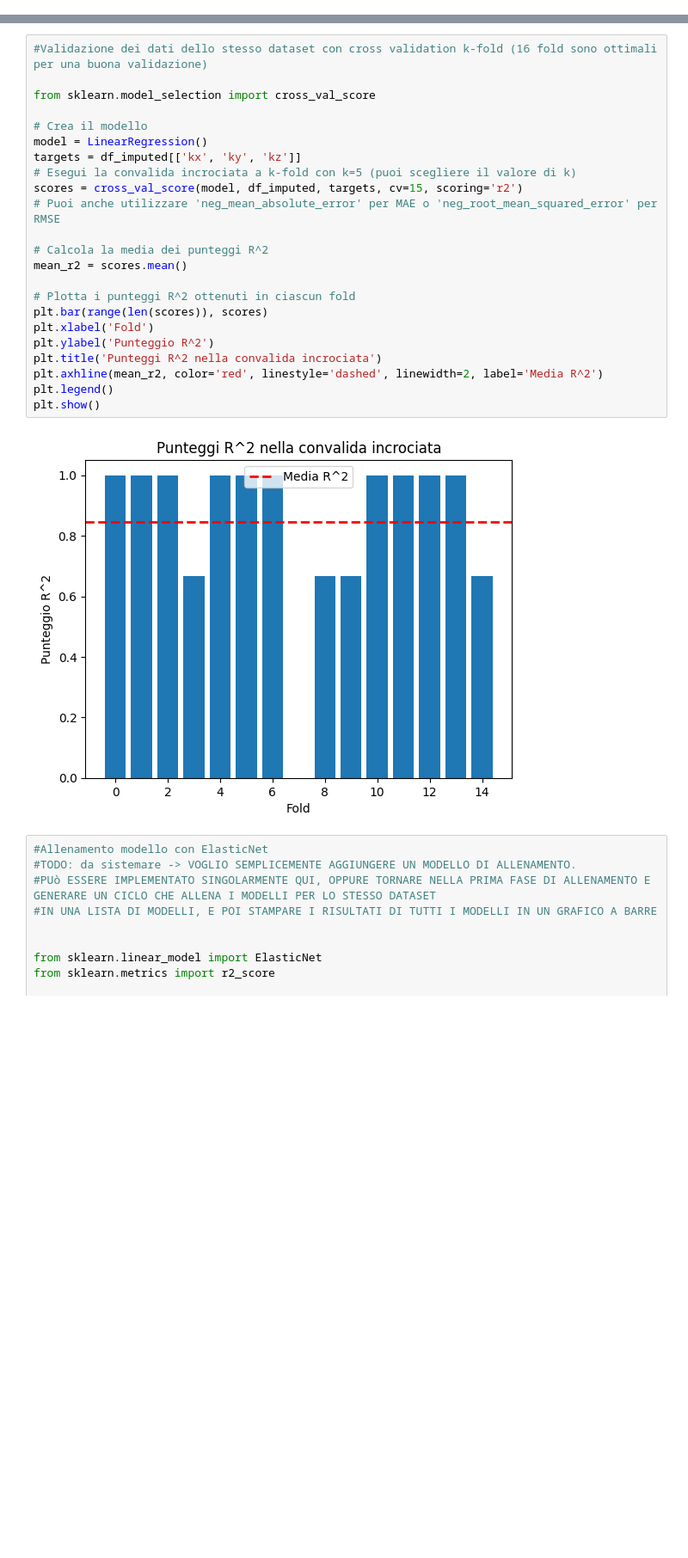
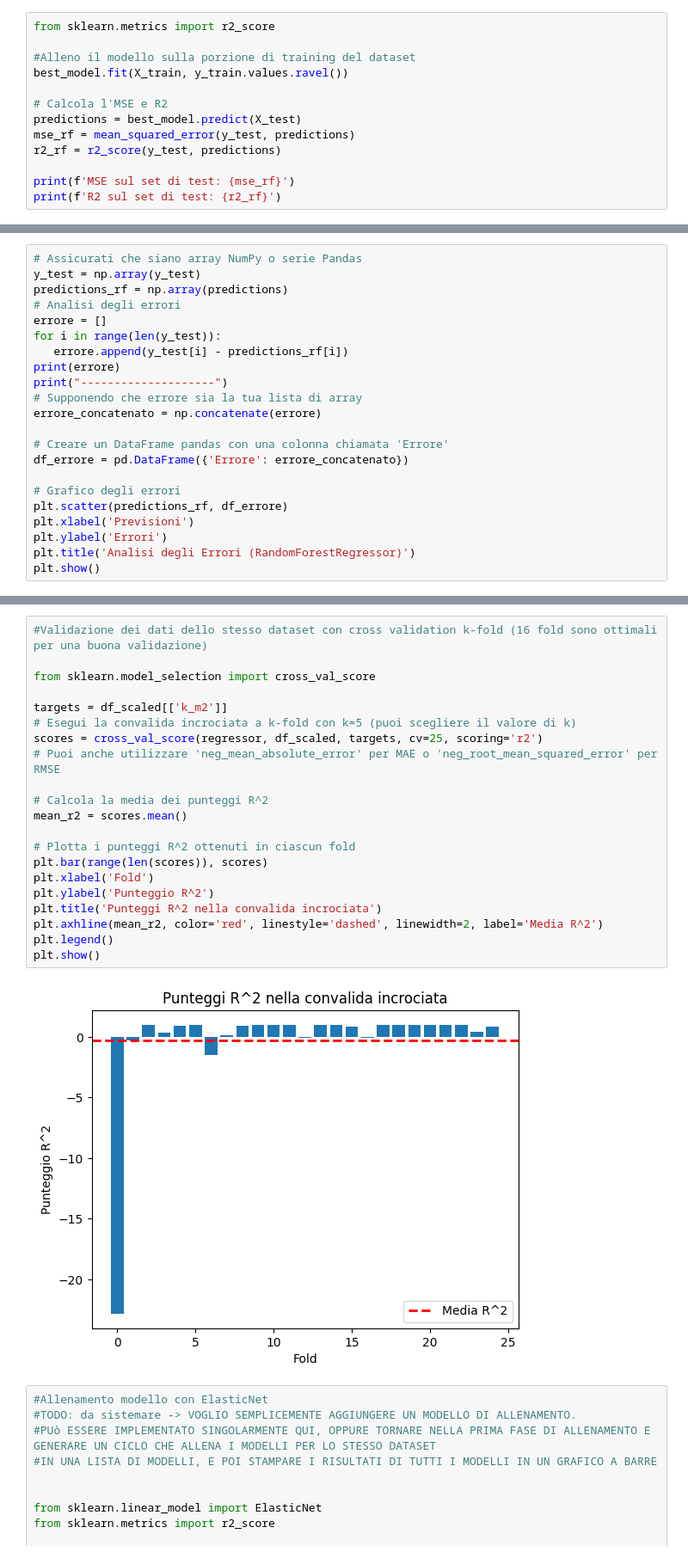
Before and after one commit to LorisMinetti/Permeability_Eval_AI, a Jupyter notebook: Notebook.ipynb, the cells around one changed output, grey strips where cells are left out. Shown: that part at 86% size. Cells and saved outputs as stored; diff of their text form; blank space fills up the shorter version.

Commit message:
Errori de-Standardizzati/ Prove di LOOCV - not working

```diff
--- a/Notebook.ipynb
+++ b/Notebook.ipynb
@@ -286,0 +304,13 @@ plt.show()
+# %%
+from sklearn.metrics import r2_score
+
+#Alleno il modello sulla porzione di training del dataset
+best_model.fit(X_train, y_train.values.ravel())
+
+# Calcola l'MSE e R2
+predictions = best_model.predict(X_test)
+mse_rf = mean_squared_error(y_test, predictions)
+r2_rf = r2_score(y_test, predictions)
+
+print(f'MSE sul set di test: {mse_rf}')
+print(f'R2 sul set di test: {r2_rf}')
@@ -286,0 +320,22 @@ plt.show()
+# %%
+# Assicurati che siano array NumPy o serie Pandas
+y_test = np.array(y_test)
+predictions_rf = np.array(predictions)
+# Analisi degli errori
+errore = []
+for i in range(len(y_test)):
+   errore.append(y_test[i] - predictions_rf[i])
+print(errore)
+print("--------------------")
+# Supponendo che errore sia la tua lista di array
+errore_concatenato = np.concatenate(errore)
+
+# Creare un DataFrame pandas con una colonna chiamata 'Errore'
+df_errore = pd.DataFrame({'Errore': errore_concatenato})
+
+# Grafico degli errori
+plt.scatter(predictions_rf, df_errore)
+plt.xlabel('Previsioni')
+plt.ylabel('Errori')
+plt.title('Analisi degli Errori (RandomForestRegressor)')
+plt.show()
@@ -287,28 +697,26 @@ plt.show()
 # %%
 #Validazione dei dati dello stesso dataset con cross validation k-fold (16 fold sono ottimali per una buona validazione)
 
 from sklearn.model_selection import cross_val_score
 
-# Crea il modello
-model = LinearRegression()
-targets = df_imputed[['kx', 'ky', 'kz']]
+targets = df_scaled[['k_m2']]
 # Esegui la convalida incrociata a k-fold con k=5 (puoi scegliere il valore di k)
-scores = cross_val_score(model, df_imputed, targets, cv=15, scoring='r2')
+scores = cross_val_score(regressor, df_scaled, targets, cv=25, scoring='r2')
 # Puoi anche utilizzare 'neg_mean_absolute_error' per MAE o 'neg_root_mean_squared_error' per RMSE
 
 # Calcola la media dei punteggi R^2
 mean_r2 = scores.mean()
 
 # Plotta i punteggi R^2 ottenuti in ciascun fold
 plt.bar(range(len(scores)), scores)
 plt.xlabel('Fold')
 plt.ylabel('Punteggio R^2')
 plt.title('Punteggi R^2 nella convalida incrociata')
 plt.axhline(mean_r2, color='red', linestyle='dashed', linewidth=2, label='Media R^2')
 plt.legend()
 plt.show()
 # %% [output]
-[figure, old version]
+[figure, new version]
 # %%
 #Allenamento modello con ElasticNet
 #TODO: da sistemare -> VOGLIO SEMPLICEMENTE AGGIUNGERE UN MODELLO DI ALLENAMENTO.
```
Also changed, not shown: parts of 24 cells of this notebook.
